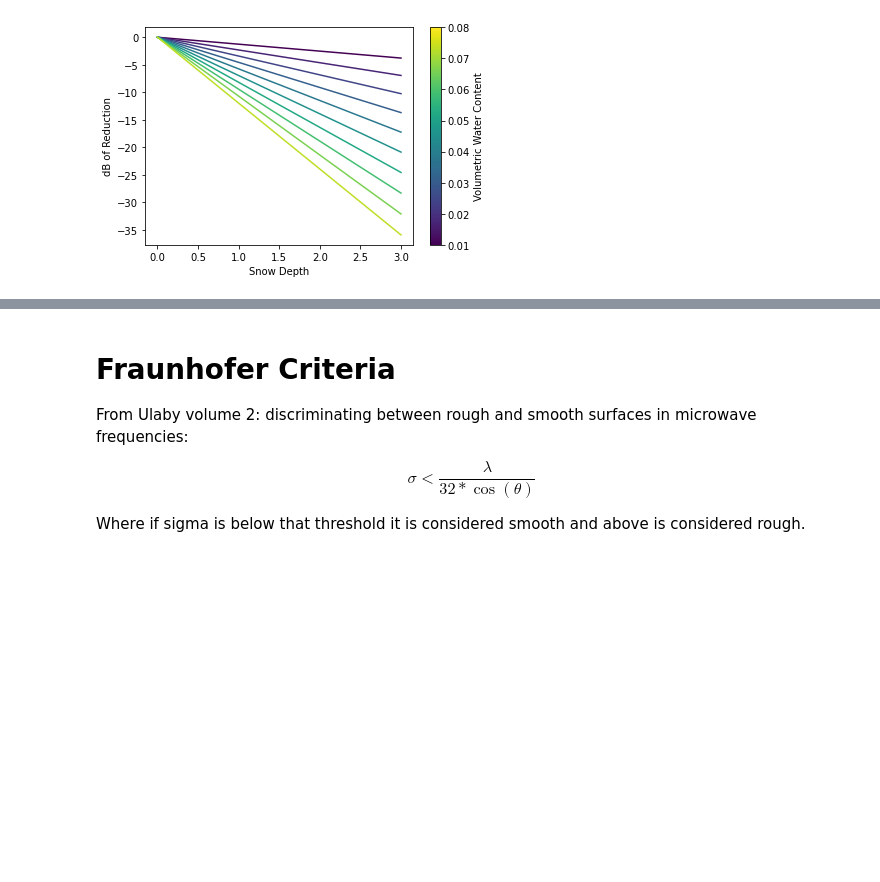
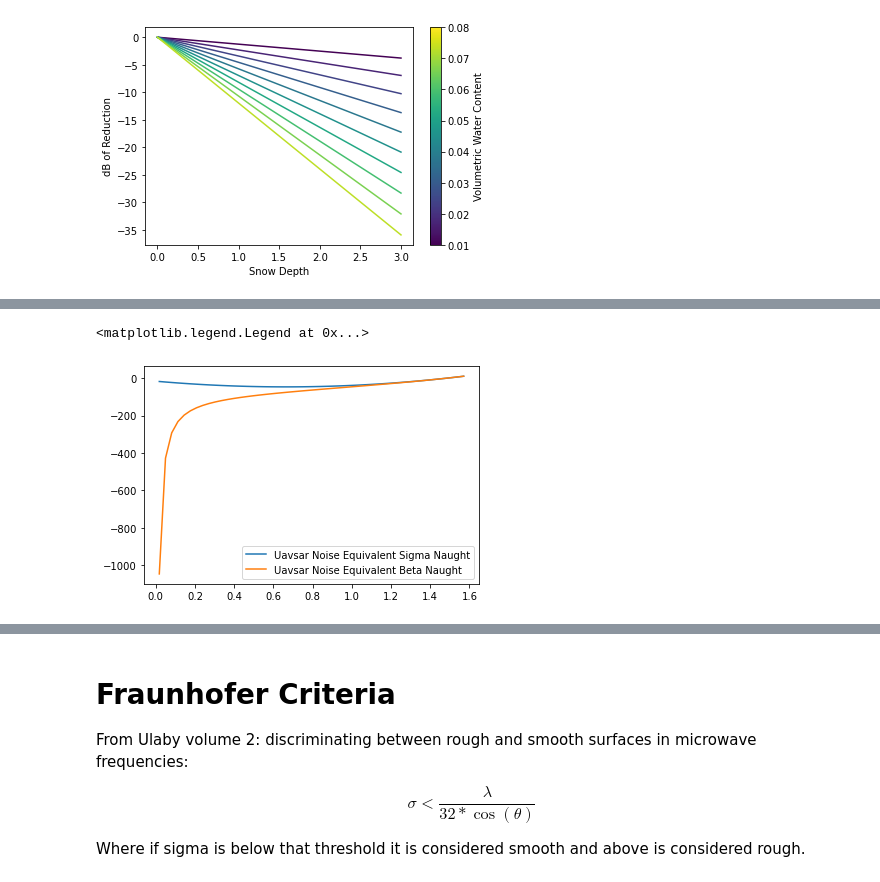
Before and after one commit to ZachHoppinen/uavsar, a Jupyter notebook: src/coherence/theoretical/theoretical_coherence_sensitivity.ipynb, the cells around one changed output, grey strips where cells are left out. Saved outputs shown, nothing was run; the diff lists cells and outputs as text; code cells hidden in the pictures; blank space fills up the shorter version.

```diff
--- a/src/coherence/theoretical/theoretical_coherence_sensitivity.ipynb
+++ b/src/coherence/theoretical/theoretical_coherence_sensitivity.ipynb
@@ -358,0 +362,17 @@ Text(0.5, 0, 'Snow Depth')
+# %%
+def beta_from_sigma(sigma, loc_inc, NESZ):
+    return (sigma + NESZ) / np.sin(loc_inc)
+beta_from_sigma = np.vectorize(beta_from_sigma)
+def NEBN_from_NESN(NESN, loc_inc):
+    return NESN/ np.sin(loc_inc)
+NEBN_from_NESN = np.vectorize(NEBN_from_NESN)
+# %%
+thetas = np.deg2rad(np.linspace(1, 90, 50))
+NESZs = calc_NESZ(np.rad2deg(thetas))
+NESBs = NEBN_from_NESN(NESZs, thetas)
+plt.plot(thetas, NESZs, label = 'Uavsar Noise Equivalent Sigma Naught')
+plt.plot(thetas, NESBs, label = 'Uavsar Noise Equivalent Beta Naught')
+plt.legend()
+# %% [output]
+<matplotlib.legend.Legend at 0x...>
+[figure, added]
```
Also changed, not shown: parts of 14 cells of this notebook, 7 other files.
